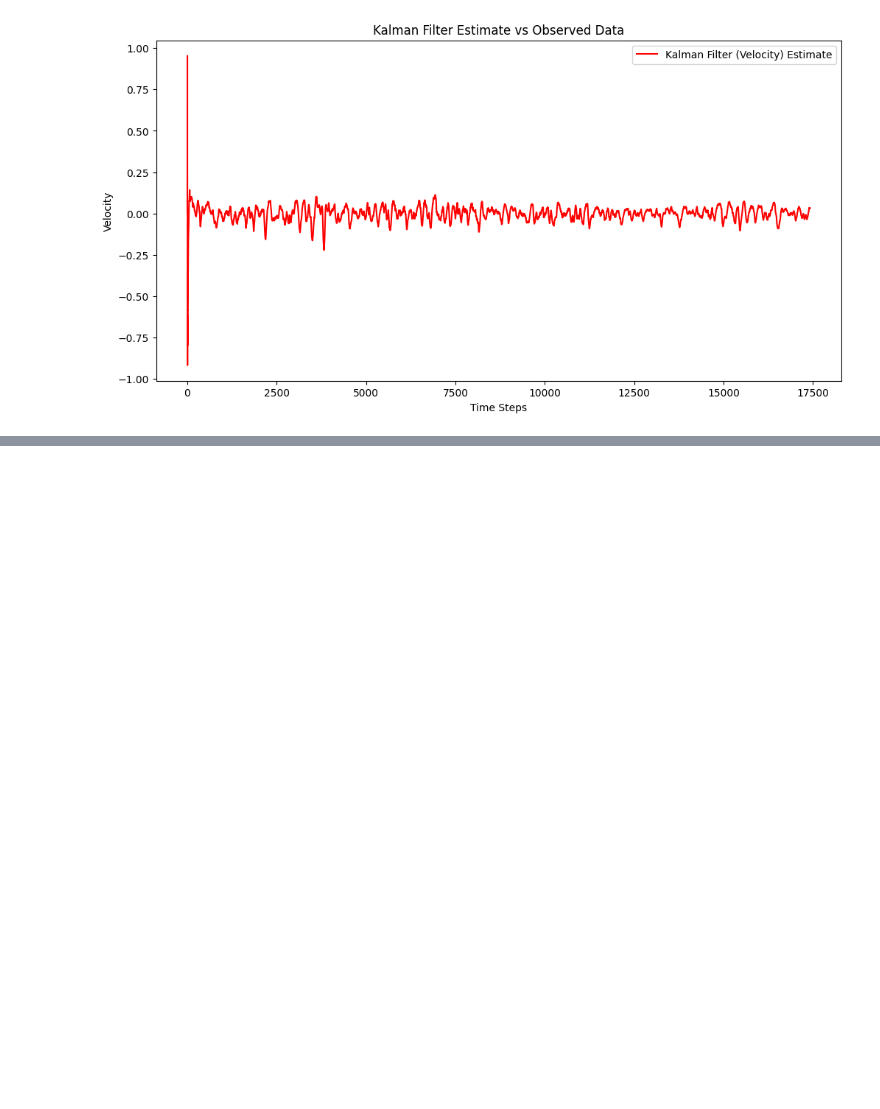
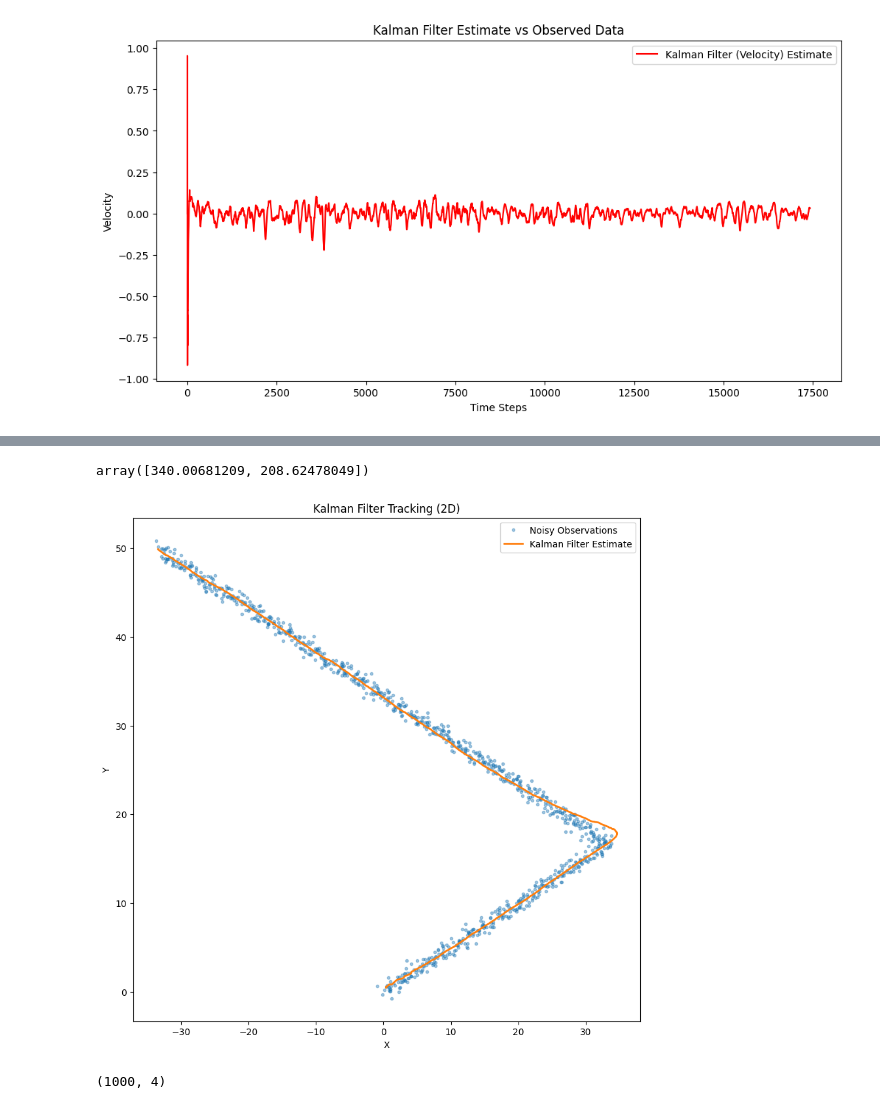
Before and after one commit to RishitSingh10/obj-det-track, a Jupyter notebook: demos/kalman_filter.ipynb, the cells around one changed output, grey strips where cells are left out. Cells and saved outputs as stored; diff of their text form; code cells hidden in the pictures; blank space fills up the shorter version.

```diff
--- a/demos/kalman_filter.ipynb
+++ b/demos/kalman_filter.ipynb
@@ -241,0 +304,55 @@ plt.show()
+# %%
+np.var(observed_positions, axis=0)
+# %% [output]
+array([340.00681209, 208.62478049])
+# %%
+# Number of time steps
+n = len(observed_positions)
+dims = 4 # State vector dimensions: [pos_x, pos_y, vel_x, vel_y]
+
+# Kalman Filter Initialization
+x_est = np.zeros((n,dims))      # Estimated state
+x_pred = np.zeros((n,dims))     # Predicted state
+
+dt = 1
+A = np.eye(dims)
+for i in range(dims//2):
+    A[i, i + 2] = dt  # Set velocity components
+
+H = np.eye(dims)[:dims//2, :]  # Measurement matrix (we only observe position)
+
+# Initial estimate
+x_est[0][:2] = observed_positions[0]  # Initial position estimate
+x_est[0][2:] = 0  # Initial velocity estimate
+P = np.eye(dims) * 1  # Initial estimate covariance
+Q = np.eye(dims) * 0.0001  # Process variance
+R = np.cov(observed_positions.T) * 10 # Measurement variance (covariance of observed positions)
+
+# Kalman Filter Loop
+for t in range(1, n):
+    # Prediction step
+    x_pred[t] = A @ x_est[t-1]
+    P_pred = A @ P @ A.T + Q
+
+    # Kalman Gain
+    K = P_pred @ H.T @ np.linalg.inv(H @ P_pred @ H.T + R)
+
+    # Update step
+    x_est[t] = x_pred[t] + K @ (observed_positions[t] - H @ x_pred[t])
+    I = np.eye(dims)
+    P =  (I - K @ H) @ P_pred
+
+plt.figure(figsize=(10, 10))
+plt.plot(observed_positions[:, 0], observed_positions[:, 1], '.', label='Noisy Observations', alpha=0.4)
+plt.plot(x_est[:, 0], x_est[:, 1], label='Kalman Filter Estimate', linewidth=2)
+plt.title('Kalman Filter Tracking (2D)')
+plt.xlabel('X')
+plt.ylabel('Y')
+plt.legend()
+plt.show()
+# %% [output]
+[figure, added]
+# %%
+x_est.shape
+# %% [output]
+(1000, 4)
```
Also changed, not shown: parts of 4 cells of this notebook, 2 other files.
